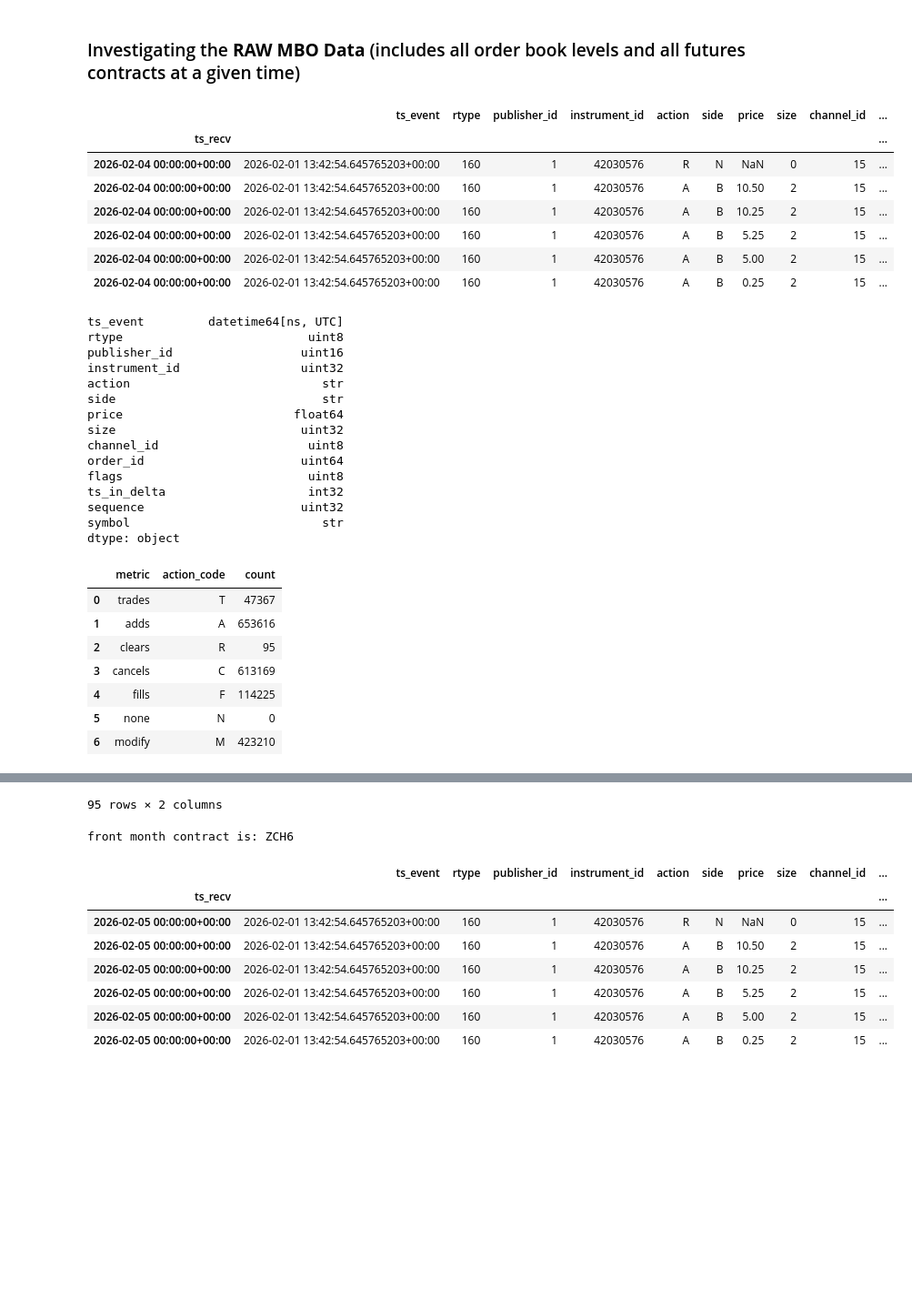
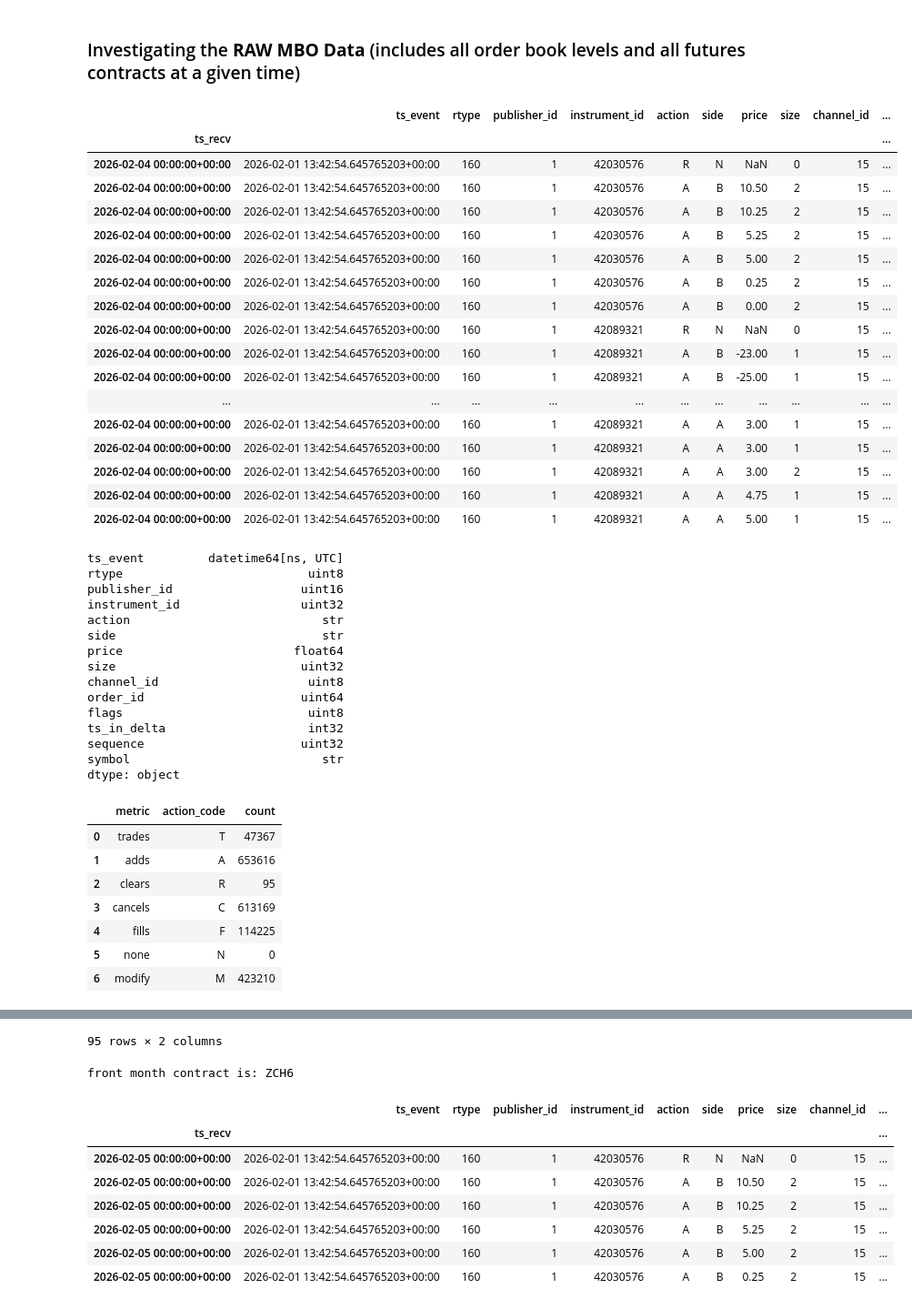
Before and after one commit to DanielNBray/corn_futures_research, a Jupyter notebook: notebooks/01_data_exploration.ipynb, the cells around one changed output, grey strips where cells are left out. Shown at 91% size. Saved outputs shown, nothing was run; the diff lists cells and outputs as text; code cells hidden in the pictures; blank space fills up the shorter version.

```diff
--- a/notebooks/01_data_exploration.ipynb
+++ b/notebooks/01_data_exploration.ipynb
@@ -35,7 +35,7 @@ def show_info_for_single_day_data(data_path: str) -> None:
     corn_book_df = corn_dbn_file.to_df()
 
     # Display sample and column types
-    display(corn_book_df.head(6))
+    display(corn_book_df.head(20))
     print(corn_book_df.dtypes)
 
     # Action stats (one pass over the action column for efficiency)
@@ -78,17 +78,27 @@ def show_info_for_single_day_data(data_path: str) -> None:
 
     return None
 # %%
-data_path:str = "../data/raw/glbx-mdp3-20260204.mbo.dbn" # 4th Feb 2026
+data_path:str = "../data/raw/mbo/glbx-mdp3-20260204.mbo.dbn" # 4th Feb 2026
 show_info_for_single_day_data(data_path)
 # %% [output]
 |  | ts_event | rtype | publisher_id | instrument_id | action | side | price | size | channel_id | ... |
 | ts_recv |  |  |  |  |  |  |  |  |  | ... |
 | 2026-02-04 00:00:00+00:00 | 2026-02-01 13:42:54.645765203+00:00 | 160 | 1 | 42030576 | R | N | NaN | 0 | 15 | ... |
 | 2026-02-04 00:00:00+00:00 | 2026-02-01 13:42:54.645765203+00:00 | 160 | 1 | 42030576 | A | B | 10.50 | 2 | 15 | ... |
 | 2026-02-04 00:00:00+00:00 | 2026-02-01 13:42:54.645765203+00:00 | 160 | 1 | 42030576 | A | B | 10.25 | 2 | 15 | ... |
 | 2026-02-04 00:00:00+00:00 | 2026-02-01 13:42:54.645765203+00:00 | 160 | 1 | 42030576 | A | B | 5.25 | 2 | 15 | ... |
 | 2026-02-04 00:00:00+00:00 | 2026-02-01 13:42:54.645765203+00:00 | 160 | 1 | 42030576 | A | B | 5.00 | 2 | 15 | ... |
 | 2026-02-04 00:00:00+00:00 | 2026-02-01 13:42:54.645765203+00:00 | 160 | 1 | 42030576 | A | B | 0.25 | 2 | 15 | ... |
+| 2026-02-04 00:00:00+00:00 | 2026-02-01 13:42:54.645765203+00:00 | 160 | 1 | 42030576 | A | B | 0.00 | 2 | 15 | ... |
+| 2026-02-04 00:00:00+00:00 | 2026-02-01 13:42:54.645765203+00:00 | 160 | 1 | 42089321 | R | N | NaN | 0 | 15 | ... |
+| 2026-02-04 00:00:00+00:00 | 2026-02-01 13:42:54.645765203+00:00 | 160 | 1 | 42089321 | A | B | -23.00 | 1 | 15 | ... |
+| 2026-02-04 00:00:00+00:00 | 2026-02-01 13:42:54.645765203+00:00 | 160 | 1 | 42089321 | A | B | -25.00 | 1 | 15 | ... |
+| ... | ... | ... | ... | ... | ... | ... | ... | ... | ... | ... |
+| 2026-02-04 00:00:00+00:00 | 2026-02-01 13:42:54.645765203+00:00 | 160 | 1 | 42089321 | A | A | 3.00 | 1 | 15 | ... |
+| 2026-02-04 00:00:00+00:00 | 2026-02-01 13:42:54.645765203+00:00 | 160 | 1 | 42089321 | A | A | 3.00 | 1 | 15 | ... |
+| 2026-02-04 00:00:00+00:00 | 2026-02-01 13:42:54.645765203+00:00 | 160 | 1 | 42089321 | A | A | 3.00 | 2 | 15 | ... |
+| 2026-02-04 00:00:00+00:00 | 2026-02-01 13:42:54.645765203+00:00 | 160 | 1 | 42089321 | A | A | 4.75 | 1 | 15 | ... |
+| 2026-02-04 00:00:00+00:00 | 2026-02-01 13:42:54.645765203+00:00 | 160 | 1 | 42089321 | A | A | 5.00 | 1 | 15 | ... |
 ts_event         datetime64[ns, UTC]
 rtype                          uint8
 publisher_id                  uint16
```
Also changed, not shown: parts of 5 cells of this notebook, 4 other files.
